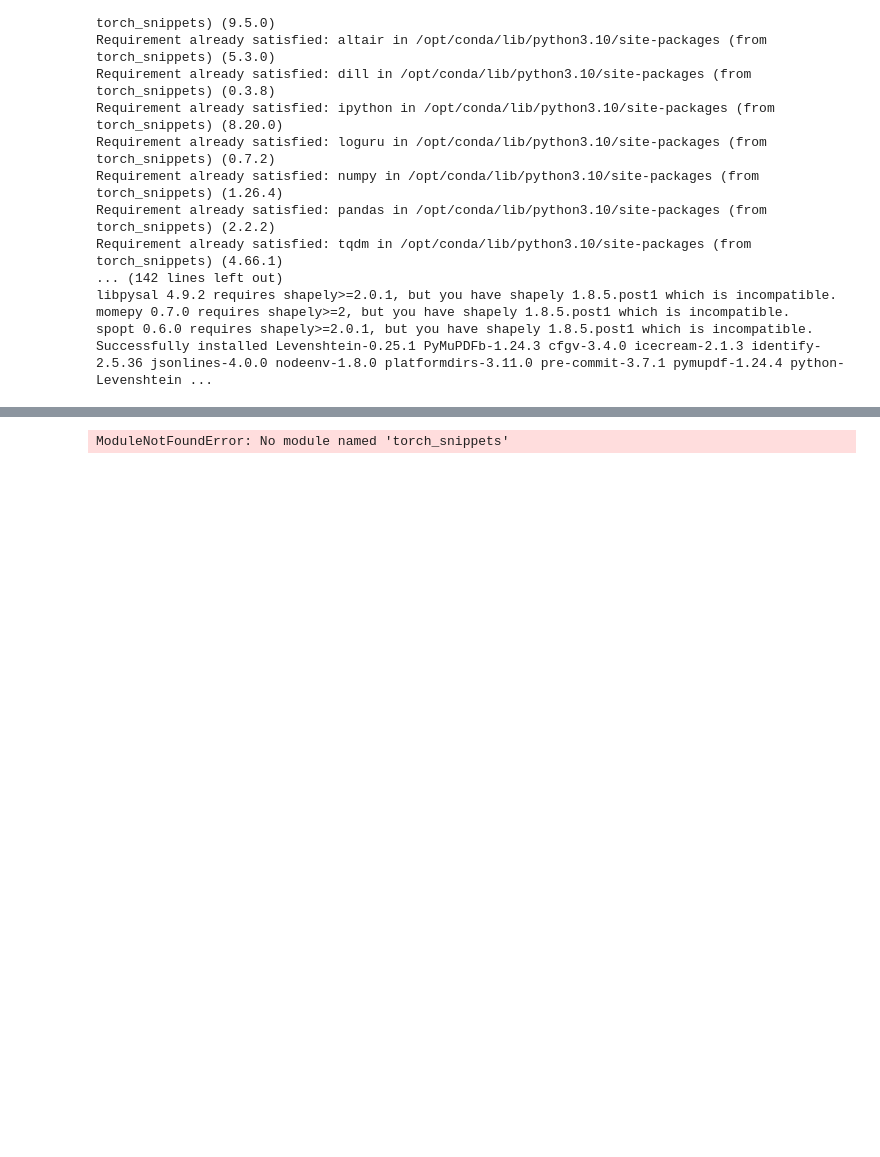
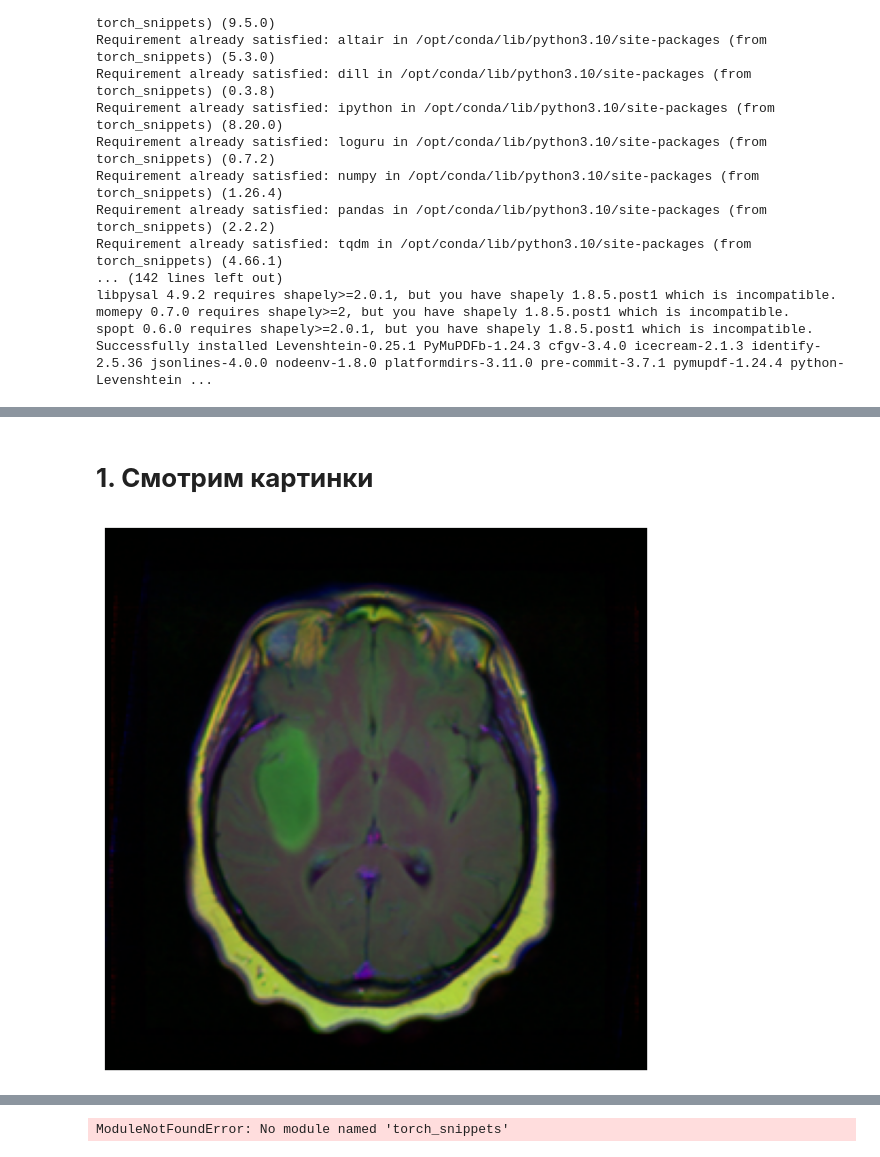
Before and after one commit to kraken114/Kaggle, a Jupyter notebook: brain-2-unet-pytorch.ipynb, the cells around one changed output, grey strips where cells are left out. Saved outputs shown, nothing was run; the diff lists cells and outputs as text; code cells hidden in the pictures; blank space fills up the shorter version.

Commit message:
Kaggle Notebook | Brain@2_Unet_pytorch | Version 3

```diff
--- a/brain-2-unet-pytorch.ipynb
+++ b/brain-2-unet-pytorch.ipynb
@@ -57,0 +106,6 @@ Successfully installed Levenshtein-0.25.1 PyMuPDFb-1.24.3 cfgv-3.4.0 icecream-2.
+# %% [markdown]
+# **1. Смотрим картинки**
+# %%
+show('/kaggle/input/lgg-mri-segmentation/kaggle_3m/TCGA_CS_4942_19970222/TCGA_CS_4942_19970222_10.tif', sz=8)
+# %% [output]
+[figure, added]
```
Also changed, not shown: parts of 20 cells of this notebook.
